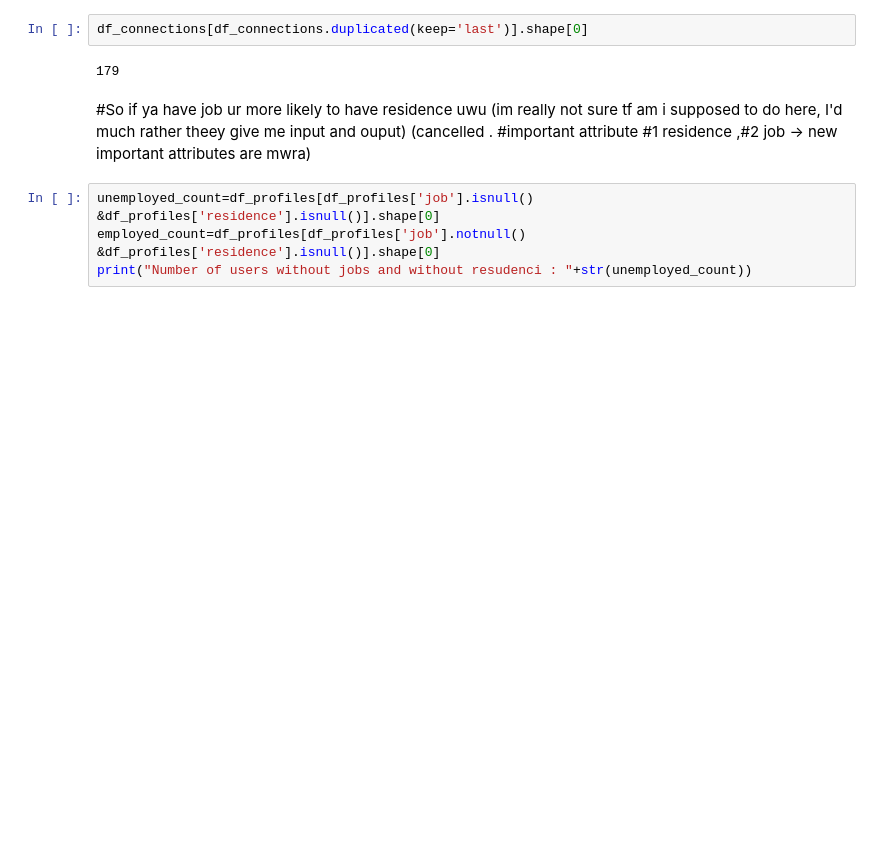
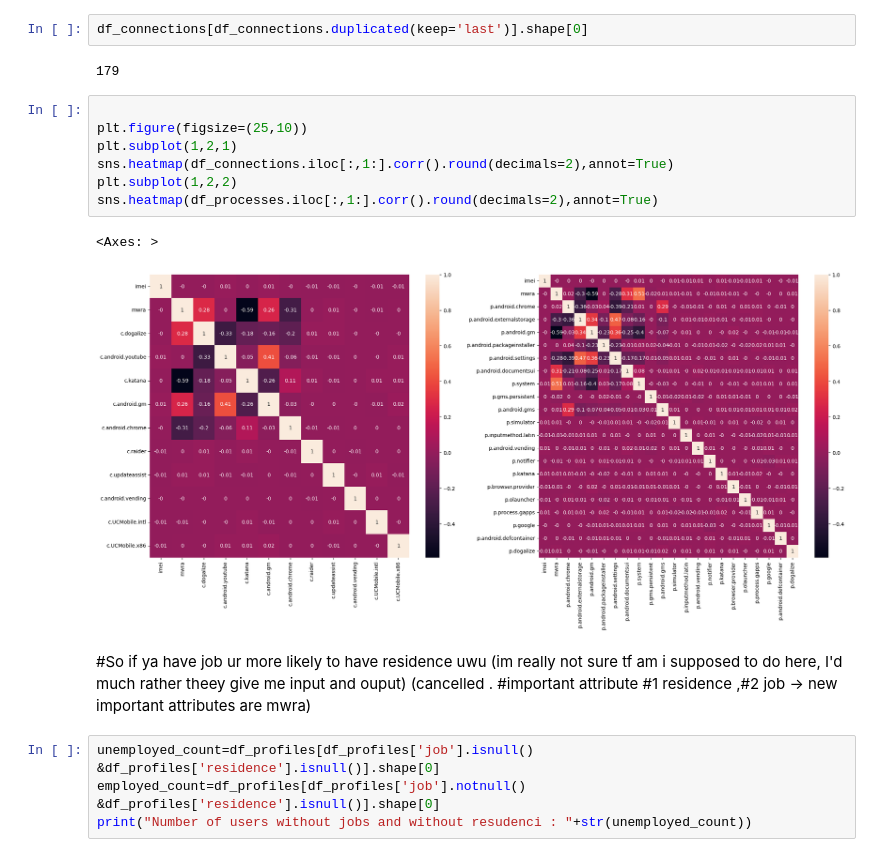
Before and after one commit to tomasswaier/IAU_project, a Jupyter notebook: 1partialcompletion.ipynb, the cells around one changed output. Drawn from its saved outputs; the diff is of its cells as text; blank space fills up the shorter version.

```diff
--- a/1partialcompletion.ipynb
+++ b/1partialcompletion.ipynb
@@ -168,6 +168,16 @@ df_connections.head()
 df_connections[df_connections.duplicated(keep='last')].shape[0]
 # %% [output]
 179
+# %%
+
+plt.figure(figsize=(25,10))
+plt.subplot(1,2,1)
+sns.heatmap(df_connections.iloc[:,1:].corr().round(decimals=2),annot=True)
+plt.subplot(1,2,2)
+sns.heatmap(df_processes.iloc[:,1:].corr().round(decimals=2),annot=True)
+# %% [output]
+<Axes: >
+[figure, added]
 # %% [markdown]
 #So if ya have job ur more likely to have residence uwu (im really not sure tf am i supposed to do here, I'd much rather theey give me input and ouput)
 (cancelled . #important attribute #1 residence ,#2  job -> new important attributes are mwra)
```
Also changed, not shown: parts of 29 cells of this notebook, 1 other file.
